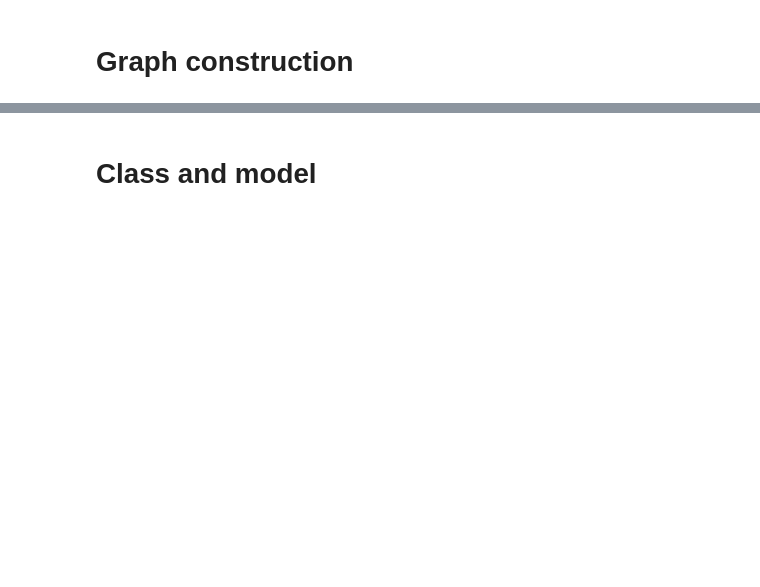
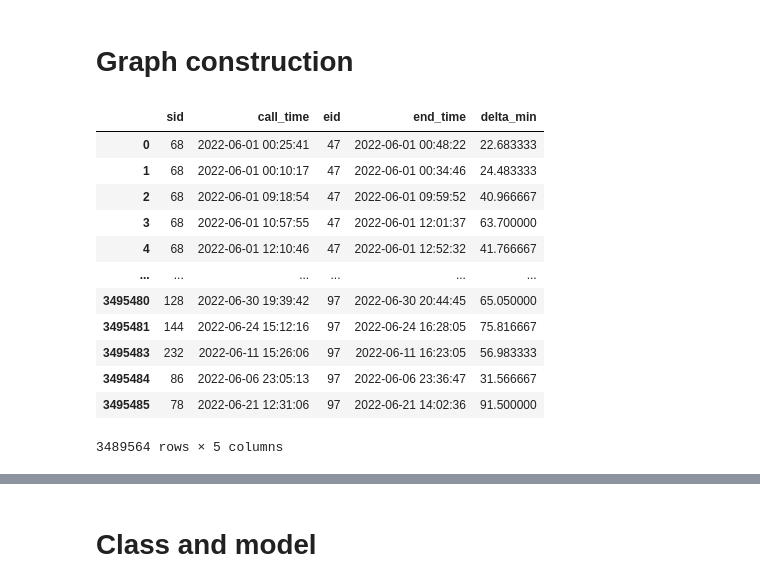
Before and after one commit to TIVV424/SPMoD, a Jupyter notebook: GNN_SP_1.ipynb, the cells around one changed output, grey strips where cells are left out. Saved outputs shown, nothing was run; the diff lists cells and outputs as text; code cells hidden in the pictures; blank space fills up the shorter version.

```diff
--- a/GNN_SP_1.ipynb
+++ b/GNN_SP_1.ipynb
@@ -27,4 +30,20 @@ from tqdm import tqdm
 # %% [markdown]
 # Graph construction
+# %%
+chunks_iterator
+# %% [output]
+|  | sid | call_time | eid | end_time | delta_min |
+| 0 | 68 | 2022-06-01 00:25:41 | 47 | 2022-06-01 00:48:22 | 22.683333 |
+| 1 | 68 | 2022-06-01 00:10:17 | 47 | 2022-06-01 00:34:46 | 24.483333 |
+| 2 | 68 | 2022-06-01 09:18:54 | 47 | 2022-06-01 09:59:52 | 40.966667 |
+| 3 | 68 | 2022-06-01 10:57:55 | 47 | 2022-06-01 12:01:37 | 63.700000 |
+| 4 | 68 | 2022-06-01 12:10:46 | 47 | 2022-06-01 12:52:32 | 41.766667 |
+| ... | ... | ... | ... | ... | ... |
+| 3495480 | 128 | 2022-06-30 19:39:42 | 97 | 2022-06-30 20:44:45 | 65.050000 |
+| 3495481 | 144 | 2022-06-24 15:12:16 | 97 | 2022-06-24 16:28:05 | 75.816667 |
+| 3495483 | 232 | 2022-06-11 15:26:06 | 97 | 2022-06-11 16:23:05 | 56.983333 |
+| 3495484 | 86 | 2022-06-06 23:05:13 | 97 | 2022-06-06 23:36:47 | 31.566667 |
+| 3495485 | 78 | 2022-06-21 12:31:06 | 97 | 2022-06-21 14:02:36 | 91.500000 |
+3489564 rows × 5 columns
 # %%
 date = "2022-06-01"
```
Also changed, not shown: parts of 8 cells of this notebook, 4 other files.
